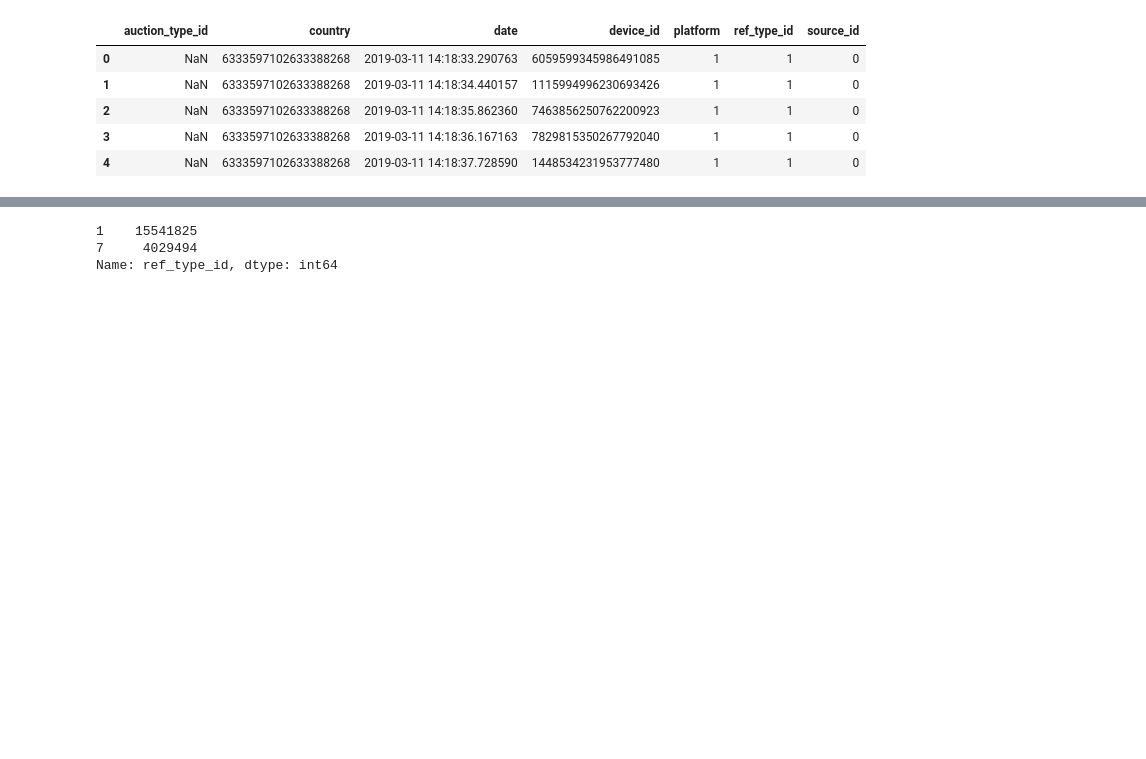
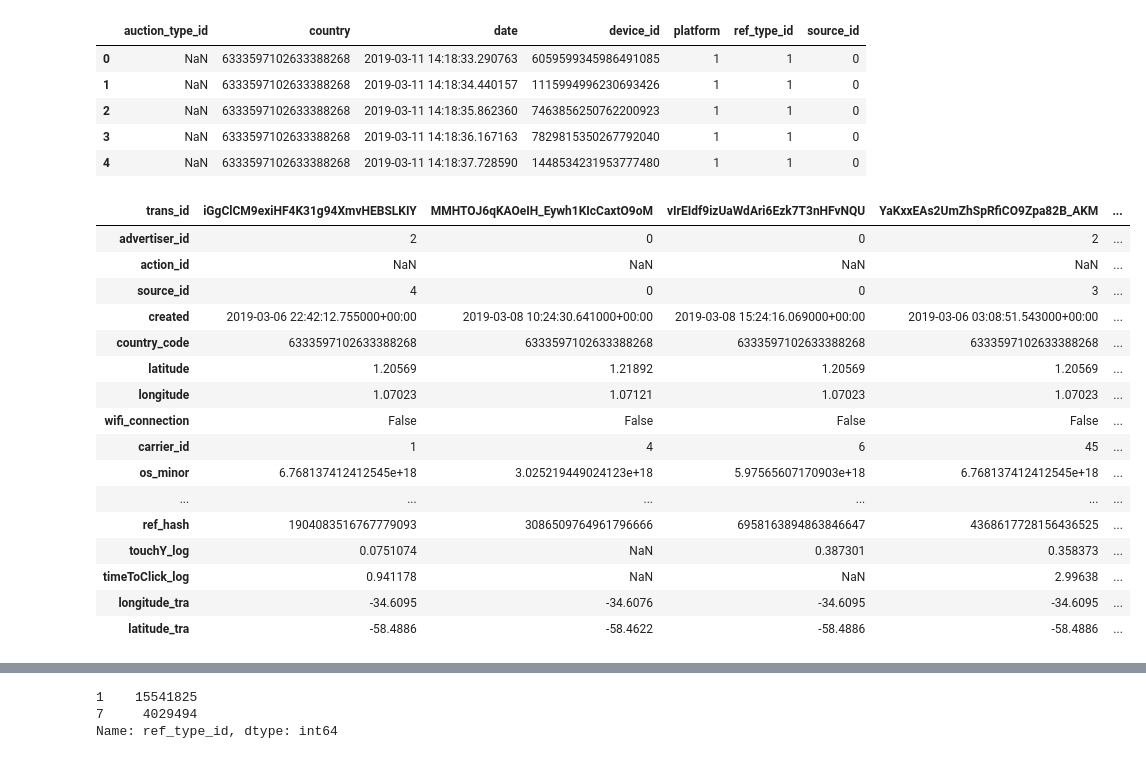
Before and after one commit to bebetosaba/7506-datos-1C2019, a Jupyter notebook: TP1/analisis.ipynb, the cells around one changed output, grey strips where cells are left out. Saved outputs shown, nothing was run; the diff lists cells and outputs as text; code cells hidden in the pictures; blank space fills up the shorter version.

```diff
--- a/TP1/analisis.ipynb
+++ b/TP1/analisis.ipynb
@@ -83,3 +40,23 @@ auctionsDF.head(5)
 | 2 | NaN | 6333597102633388268 | 2019-03-11 14:18:35.862360 | 7463856250762200923 | 1 | 1 | 0 |
 | 3 | NaN | 6333597102633388268 | 2019-03-11 14:18:36.167163 | 7829815350267792040 | 1 | 1 | 0 |
 | 4 | NaN | 6333597102633388268 | 2019-03-11 14:18:37.728590 | 1448534231953777480 | 1 | 1 | 0 |
+# %%
+clicksDF.head(5).T
+# %% [output]
+| trans_id | iGgClCM9exiHF4K31g94XmvHEBSLKIY | MMHTOJ6qKAOeIH_Eywh1KIcCaxtO9oM | vIrEIdf9izUaWdAri6Ezk7T3nHFvNQU | YaKxxEAs2UmZhSpRfiCO9Zpa82B_AKM | ... |
+| advertiser_id | 2 | 0 | 0 | 2 | ... |
+| action_id | NaN | NaN | NaN | NaN | ... |
+| source_id | 4 | 0 | 0 | 3 | ... |
+| created | 2019-03-06 22:42:12.755000+00:00 | 2019-03-08 10:24:30.641000+00:00 | 2019-03-08 15:24:16.069000+00:00 | 2019-03-06 03:08:51.543000+00:00 | ... |
+| country_code | 6333597102633388268 | 6333597102633388268 | 6333597102633388268 | 6333597102633388268 | ... |
+| latitude | 1.20569 | 1.21892 | 1.20569 | 1.20569 | ... |
+| longitude | 1.07023 | 1.07121 | 1.07023 | 1.07023 | ... |
+| wifi_connection | False | False | False | False | ... |
+| carrier_id | 1 | 4 | 6 | 45 | ... |
+| os_minor | 6.768137412412545e+18 | 3.025219449024123e+18 | 5.97565607170903e+18 | 6.768137412412545e+18 | ... |
+| ... | ... | ... | ... | ... | ... |
+| ref_hash | 1904083516767779093 | 3086509764961796666 | 6958163894863846647 | 4368617728156436525 | ... |
+| touchY_log | 0.0751074 | NaN | 0.387301 | 0.358373 | ... |
+| timeToClick_log | 0.941178 | NaN | NaN | 2.99638 | ... |
+| longitude_tra | -34.6095 | -34.6076 | -34.6095 | -34.6095 | ... |
+| latitude_tra | -58.4886 | -58.4622 | -58.4886 | -58.4886 | ... |
```
Also changed, not shown: parts of 11 cells of this notebook.
